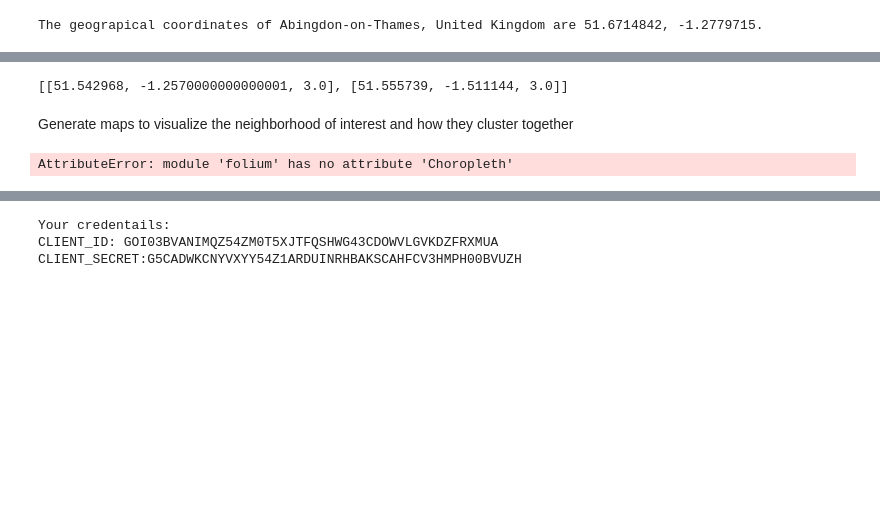
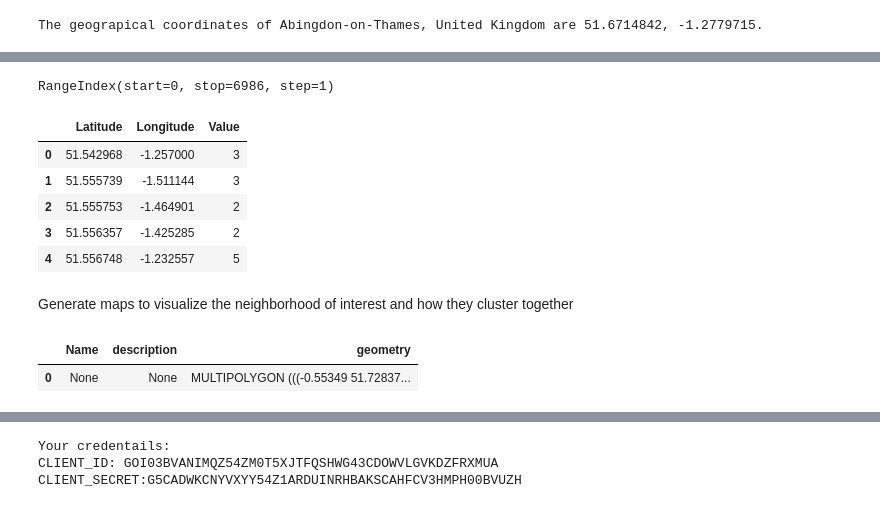
Before and after one commit to zbita/Coursera_Capstone, a Jupyter notebook: CrimeOxfordV03.ipynb, the cells around one changed output, grey strips where cells are left out. Drawn from its saved outputs; the diff is of its cells as text; code cells hidden in the pictures; blank space fills up the shorter version.

```diff
--- a/CrimeOxfordV03.ipynb
+++ b/CrimeOxfordV03.ipynb
@@ -56,7 +83,17 @@ The geograpical coordinates of Abingdon-on-Thames, United Kingdom are 51.6714842
+# %%
+type(CSV)
+CSV.index
+# %% [output]
+RangeIndex(start=0, stop=6986, step=1)
 # %%
-Map2 = CSV.groupby(['Latitude','Longitude']).size().reset_index().values.tolist()
-Map2[:2]
+Grouped = pd.DataFrame({'Value' : CSV.groupby( ['Latitude','Longitude']).size()}).reset_index()
+Grouped.head()
 # %% [output]
-[[51.542968, -1.2570000000000001, 3.0], [51.555739, -1.511144, 3.0]]
+|  | Latitude | Longitude | Value |
+| 0 | 51.542968 | -1.257000 | 3 |
+| 1 | 51.555739 | -1.511144 | 3 |
+| 2 | 51.555753 | -1.464901 | 2 |
+| 3 | 51.556357 | -1.425285 | 2 |
+| 4 | 51.556748 | -1.232557 | 5 |
 # %% [markdown]
  Generate maps to visualize the neighborhood of interest and how they cluster together
@@ -65,29 +100,11 @@ boundary_json = json.load(open('thames-valley.geojson'))
-# %%
-m = folium.Map(location=[41.20, -77.50], tiles="cartodbdark_matter", zoom_start=8.3)
-
-theft = folium.Choropleth(
-    geo_data=boundary_json,
-    data=df_abiC,
-    columns=['county_name', 'rate'],
-    key_on='feature.properties.county_name',
-    fill_color='OrRd',
-    fill_opacity=0.9,
-    nan_fill_color='#ffffff',
-    nan_fill_opacity=0.9,
-    legend_name='Incident rate per 100,000 people',
-    highlight=True,
-    name='Theft'
-).add_to(m)
-
-folium.GeoJson(
-    boundart_json,
-    tooltip=folium.features.GeoJsonTooltip(fields=['feature.properties.county_name'])
-).add_to(theft)
-
-
-folium.LayerControl().add_to(m)
-m.save('Crime_Map.html')
-
-print('Map created.')
-# %% [output]
-AttributeError: module 'folium' has no attribute 'Choropleth'
+# %%
+#boundary_json = json.load(open('thames-valley.geojson'))
+
+boundary_json = os.path.join("Battle of Neighborhoods", "thames-valley.geojson")
+
+boundary = gpd.read_file(boundary_json)
+
+boundary.head()
+# %% [output]
+|  | Name | description | geometry |
+| 0 | None | None | MULTIPOLYGON (((-0.55349 51.72837... |
```
Also changed, not shown: parts of 7 cells of this notebook, 8 other files.
